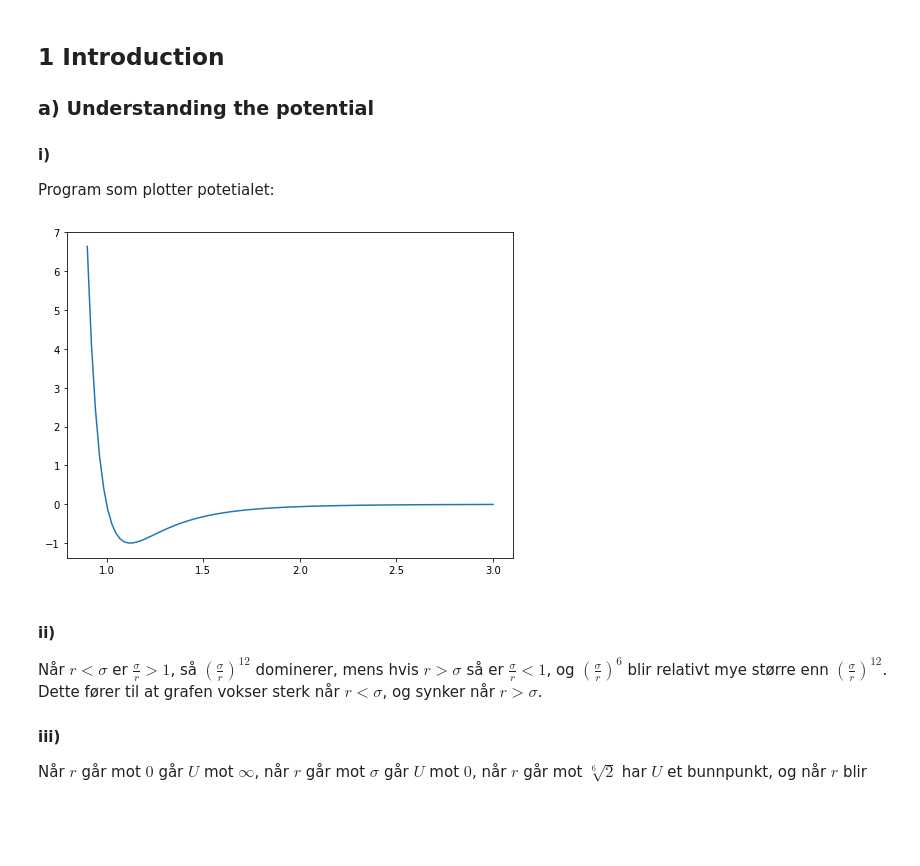
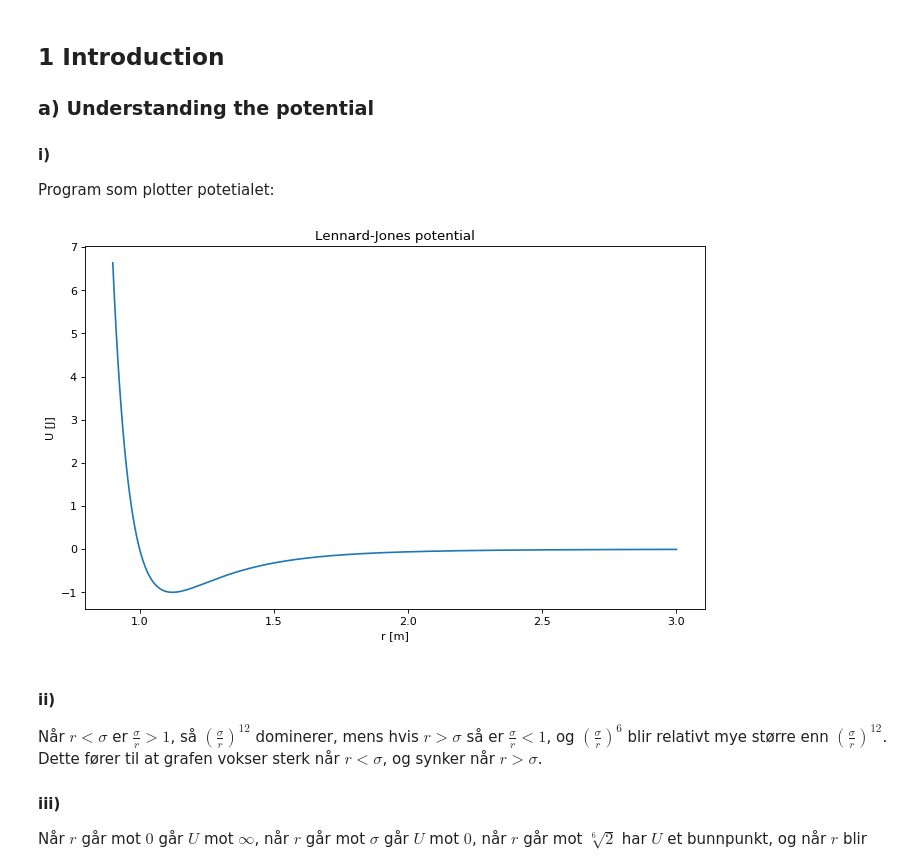
Before and after one commit to Benito1001/MolDyn, a Jupyter notebook: MolDyn.ipynb, the cells around one changed output. Saved outputs shown, nothing was run; the diff lists cells and outputs as text; code cells hidden in the pictures; blank space fills up the shorter version.

```diff
--- a/MolDyn.ipynb
+++ b/MolDyn.ipynb
@@ -12,18 +12,21 @@ Program som plotter potetialet:
 # %%
 import numpy as np
 import matplotlib.pyplot as plt
 
 def U(r, ε, σ):
-    return 4*ε*((σ/r)**12 - (σ/r)**6)
+	return 4*ε*((σ/r)**12 - (σ/r)**6)
 
-r_ray = np.linspace(0.9, 3, 100)
+r_ray = np.linspace(0.9, 3, 1000)
 U_ray = U(r_ray, 1, 1)
 
-plt.figure(figsize=(8, 6))
+plt.figure(figsize=(10, 6), dpi=80)
 plt.plot(r_ray, U_ray)
+plt.title("Lennard-Jones potential")
+plt.xlabel("r [m]")
+plt.ylabel("U [J]")
 plt.show()
 # %% [output]
-[figure, old version]
+[figure, new version]
 # %% [markdown]
 #### ii)
 
```
Also changed, not shown: parts of 38 cells of this notebook, 34 other files.
